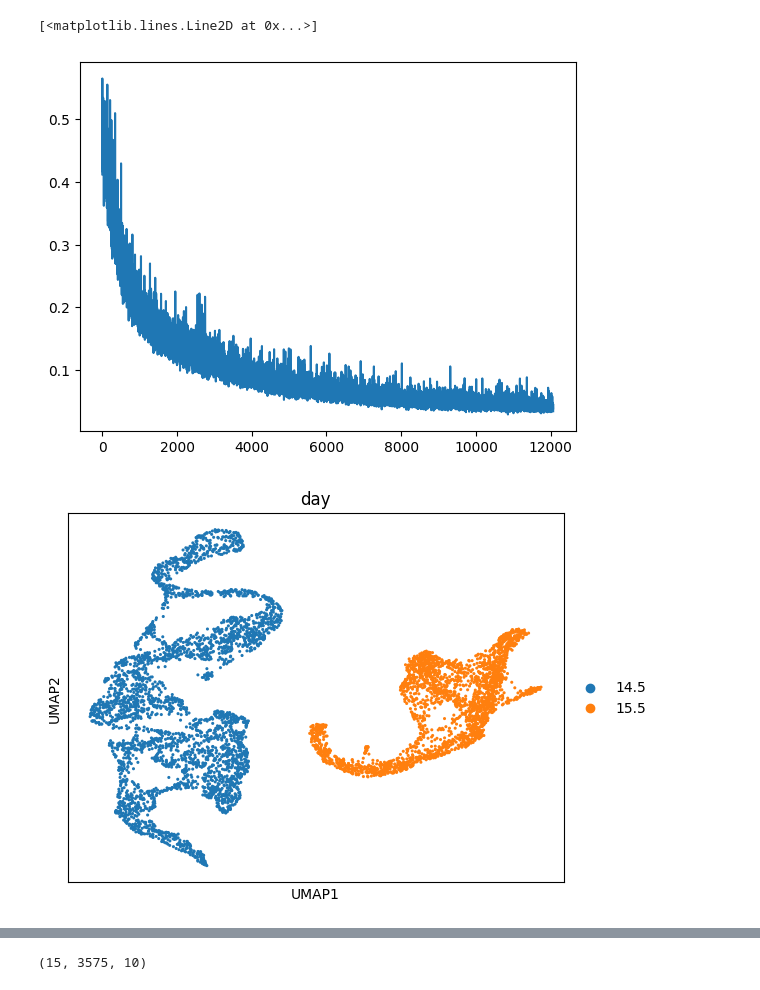
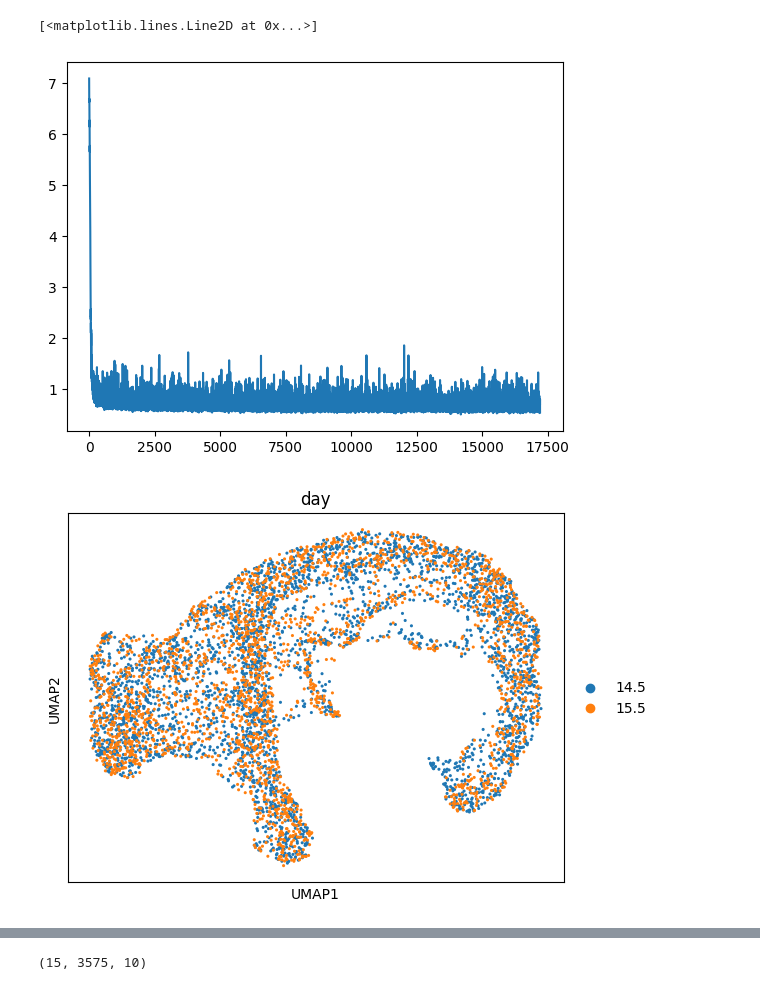
Before and after one commit to MUCDK/genot, a Jupyter notebook: notebooks_gen_model/pancreas_single_cell/pancreas.ipynb, the cells around one changed output, grey strips where cells are left out. Drawn from its saved outputs; the diff is of its cells as text; code cells hidden in the pictures.

```diff
--- a/notebooks_gen_model/pancreas_single_cell/pancreas.ipynb
+++ b/notebooks_gen_model/pancreas_single_cell/pancreas.ipynb
@@ -29,10 +29,9 @@ source = adata[adata.obs["day"]=="14.5"].obsm["X_pca"].copy()
 target = adata[adata.obs["day"]=="15.5"].obsm["X_pca"].copy()
 # %%
 neural_net = MLP_no_noise(10, [128,128,128,128])
-bridge_net = Bridge_MLP(10, 32, 32)
+bridge_net = Bridge_MLP(10, 64, 64)
 ot_solver = ott.solvers.linear.sinkhorn.Sinkhorn()
 # %%
-otfm = OTFlowMatching(neural_net, bridge_net, ot_solver=ot_solver, epsilon=1e-3, input_dim=10, output_dim=10, iterations=3_000, noise_std=1e-1)
+otfm = OTFlowMatching(neural_net, bridge_net, ot_solver=ot_solver, epsilon=1e-3, input_dim=10, output_dim=10, iterations=20_000, noise_std=1e-1, n_samples=800)
 # %%
-otfm.iterations=10_000
-otfm(source, target, 512, 512)
+otfm(source, target, 800, 800)
@@ -39,8 +42,8 @@ otfm(source, target, 512, 512)
 # %%
-plt.plot(np.arange(len(otfm.metrics["loss"][500:])), otfm.metrics["loss"][500:])
+plt.plot(np.arange(len(otfm.metrics["loss"])), otfm.metrics["loss"])
 # %% [output]
 [<matplotlib.lines.Line2D at 0x...>]
-[figure, old version]
+[figure, new version]
 # %%
 pushed,_ = otfm.transport(source, seed=2)
 # %%
@@ -53,7 +56,7 @@ sc.tl.umap(bdata)
 # %%
 sc.pl.umap(bdata, color="day")
 # %% [output]
-[figure, old version]
+[figure, new version]
 # %%
 sc.pl.embedding(bdata, basis="X_pca_result", color="day")
 # %% [output]
```
Also changed, not shown: parts of 7 cells of this notebook, 3 other files.
